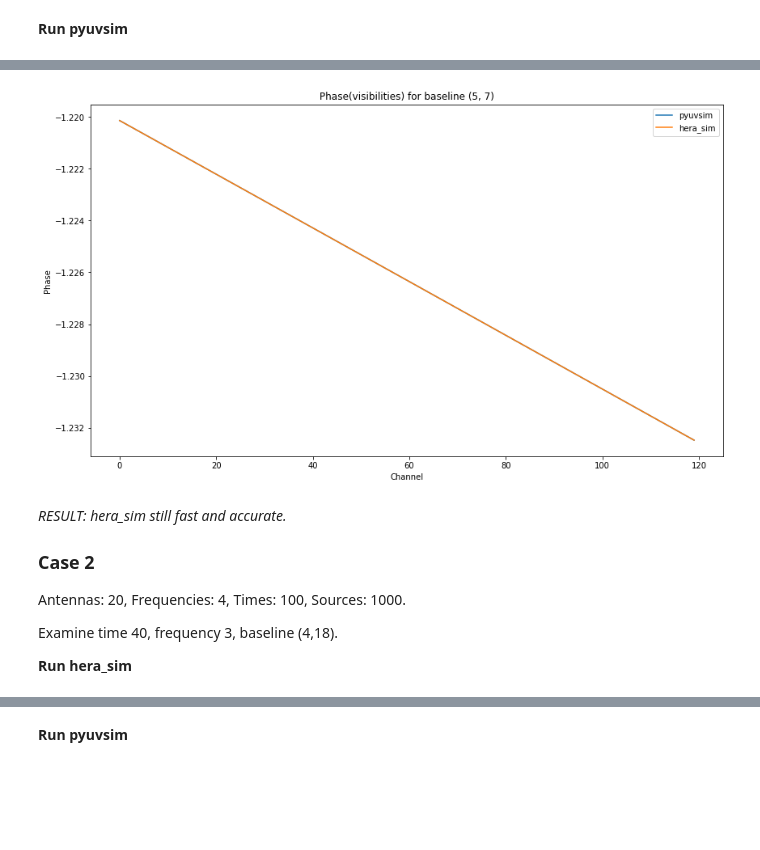
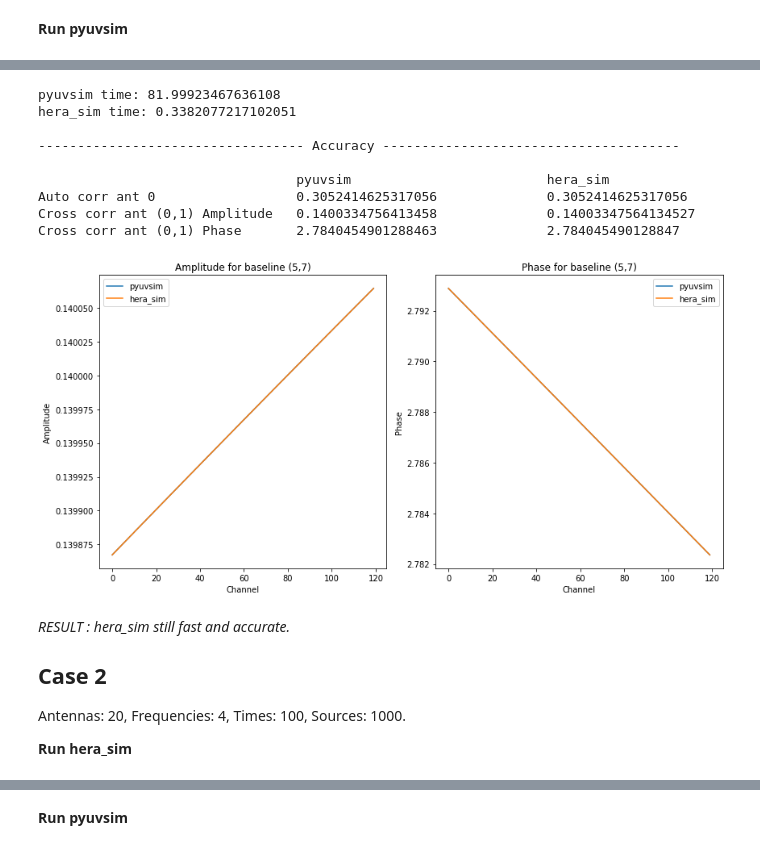
Before and after one commit to HERA-Team/hera_sim, a Jupyter notebook: accuracy_comparison.ipynb, the cells around one changed output, grey strips where cells are left out. Drawn from its saved outputs; the diff is of its cells as text; code cells hidden in the pictures; blank space fills up the shorter version.

```diff
--- a/accuracy_comparison.ipynb
+++ b/accuracy_comparison.ipynb
@@ -474,22 +467,23 @@ plt.show()
-# %%
-plt.plot(np.angle(pyuvsim_uvd.get_data(5, 7, "XX")[7]), label="pyuvsim")           # Time 7
-plt.plot(np.angle(simulator.uvdata.get_data(5, 7, "XX")[7]), label="hera_sim")
-plt.ylabel("Phase")
-plt.xlabel("Channel")
-plt.legend()
-plt.title("Phase(visibilities) for baseline (5, 7)")
-plt.show()
-# %% [output]
-[figure, removed]
+# %%
+compare(pyuvsim_uvd, simulator.uvdata, pyuvsim_time, hera_sim_time, ant1=5, ant2=7, which_freq=100, which_time=3)
+# %% [output]
+pyuvsim time: 81.99923467636108
+hera_sim time: 0.3382077217102051
+
+---------------------------------- Accuracy --------------------------------------
+
+                                 pyuvsim                         hera_sim
+Auto corr ant 0                  0.3052414625317056              0.3052414625317056
+Cross corr ant (0,1) Amplitude   0.1400334756413458              0.14003347564134527
+Cross corr ant (0,1) Phase       2.7840454901288463              2.784045490128847
+[figure, added]
 # %% [markdown]
-*RESULT: hera_sim still fast and accurate.*
+*RESULT : hera_sim still fast and accurate.*
 
-### Case 2
+## Case 2
 
 Antennas: 20, Frequencies: 4, Times: 100, Sources: 1000.
 
-Examine time 40, frequency 3, baseline (4,18).
-
 **Run hera_sim**
 # %%
 uvdata, beam, beam_dict, freqs, ra_dec, flux = telescope_config("hera_sim", nant=20, nfreq=4, ntime=100, nsource=1000)
```
Also changed, not shown: parts of 34 cells of this notebook.
